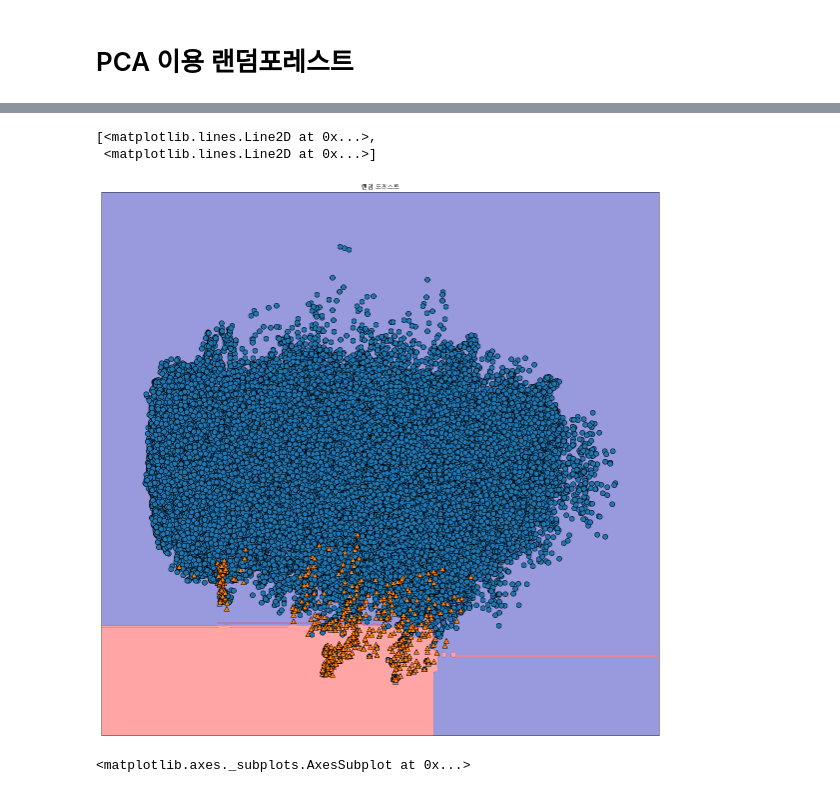
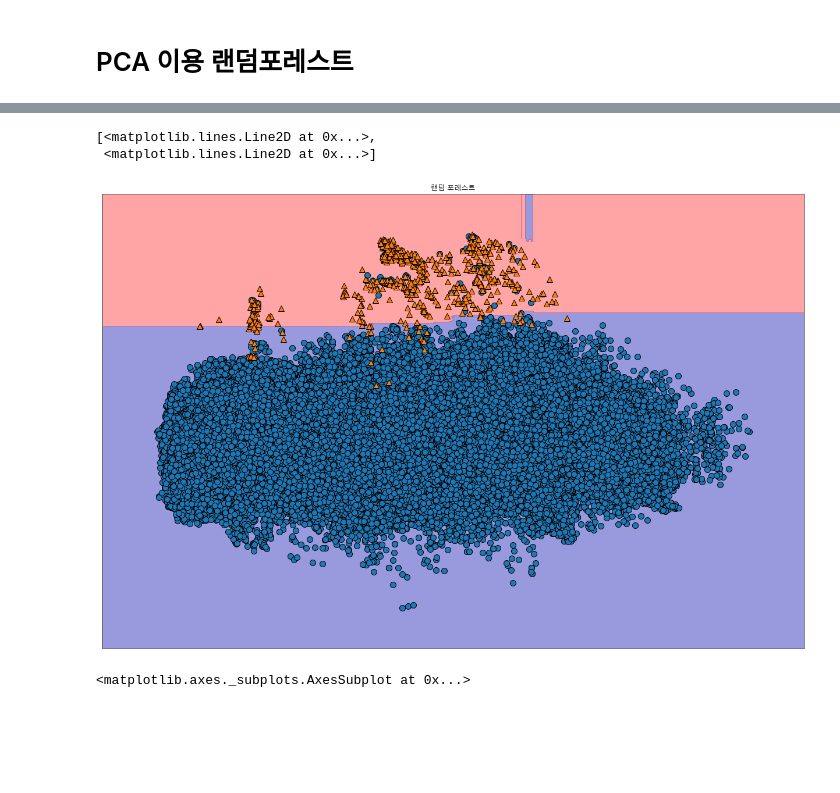
Before and after one commit to gw1303/weater_contest, a Jupyter notebook: main.ipynb, the cells around one changed output, grey strips where cells are left out. Saved outputs shown, nothing was run; the diff lists cells and outputs as text; code cells hidden in the pictures; blank space fills up the shorter version.

```diff
--- a/main.ipynb
+++ b/main.ipynb
@@ -316,9 +378,10 @@ model_48 = load_model('48h(2.47).h5')
 # %% [markdown]
 # 결로 예측 모델
 # %%
-condensation_data = plant_24.iloc[:,1:7]
+condensation_data = plant_24.iloc[:,[1,2,3,4,5,6,7,16,17,18,19]]
+
 condensation_data = condensation_data.reset_index(drop=True)
-condensation_data = condensation_data[['temp_in','hum_in','temp_coil','target']]
+condensation_data = condensation_data[['month','day','plant','loc','temp_in','hum_in','temp_coil','target',]]
 
 # condensation_data.to_csv('condensation_data.csv')
 
@@ -330,9 +393,13 @@ condensation_data['dew_diff'] = np.where(
     np.where(condensation_data['dewpoint']<condensation_data['temp_in'],
              1,0),0)
 
+condensation_data['low_1'] = np.where(condensation_data['temp_coil'] - condensation_data['dewpoint'] >= 1,0,1)
+
+condensation_data = condensation_data.iloc[:,[0,1,2,3,4,5,6,8,9,10,11,7]]
+
 # 전체 데이터셋 x,y 분리
-condensation_data_x = condensation_data.iloc[:,[0,1,2,4,5,6]]
-condensation_data_y = condensation_data.iloc[:,[3]]
+condensation_data_x = condensation_data.iloc[:,[0,1,2,3,4,5,6,7,8,9,10]]
+condensation_data_y = condensation_data.iloc[:,[11]]
 
 # 결로 1 값이 모두 들어간 데이터 샘플
 nag = condensation_data[condensation_data['target'] == 1]  # 1977
@@ -342,11 +409,10 @@ condensation_sample = pd.concat([nag,pos])
 
 # 셔플
 condensation_sample = condensation_sample.sample(frac=1).reset_index(drop=True)
-condensation_sample = condensation_sample.iloc[:,[0,1,2,4,5,6,3]]
 
 # x, y 분리
-condensation_sample_x = condensation_sample.iloc[:,[0,1,2,3,4,5]]
-condensation_sample_y = condensation_sample.iloc[:,[6]]
+condensation_sample_x = condensation_sample.iloc[:,[0,1,2,3,4,5,6,7,8,9,10]]
+condensation_sample_y = condensation_sample.iloc[:,[11]]
 # %%
 # 전체 데이터셋 분리
 # 정규화
@@ -359,10 +425,10 @@ train_x, test_x, train_y, test_y = train_test_split(condensation_data_x_n, conde
 # 샘플링한 데이터셋 분리
 # 정규화
 scaler = MinMaxScaler()
-condensation_sample_x_n = scaler.fit_transform(condensation_sample_x)
+condensation_sample_x.iloc[:,4:] = scaler.fit_transform(condensation_sample_x.iloc[:,4:])
 
 # 훈련셋, 검증셋
-train_x, test_x, train_y, test_y = train_test_split(condensation_sample_x_n, condensation_sample_y, test_size=0.3, random_state=77)
+train_x, test_x, train_y, test_y = train_test_split(condensation_sample_x, condensation_sample_y, test_size=0.3, random_state=77)
 # %%
 # callback 함수
 
@@ -516,8 +576,8 @@ sns.scatterplot(data=pca_df, x=0, y=1, hue='target')
 # %%
 pca = PCA(n_components = 2)
-train_X2D = pca.fit_transform(train_x)
+train_X2D = pca.fit_transform(train_x.iloc[:,4:])
 train_X2D
-test_X2D = pca.fit_transform(test_x)
+test_X2D = pca.fit_transform(test_x.iloc[:,4:])
 test_X2D
 
 tree_model = RandomForestClassifier(n_estimators=500, max_leaf_nodes=32, random_state=7)
@@ -563,12 +625,12 @@ for i, (ax, tree) in enumerate(zip(axes.ravel(), tree_model.estimators_)):
 # %%
-plt.figure(figsize=(20,20))
+plt.figure(figsize=(10.80*2,7.20*2))
 mglearn.plots.plot_2d_separator(tree_model, test_X2D, fill=True, alpha=.4)
 plt.title("랜덤 포레스트")
 mglearn.discrete_scatter(test_X2D[:, 0], test_X2D[:, 1], test_y)
 # %% [output]
 [<matplotlib.lines.Line2D at 0x...>,
  <matplotlib.lines.Line2D at 0x...>]
-[figure, old version]
+[figure, new version]
 # %%
 error = condensation_data[condensation_data['dewpoint'] < condensation_data['temp_coil']]
 error = error[error['target'] == 1]
```
Also changed, not shown: parts of 26 cells of this notebook, 7 other files.
